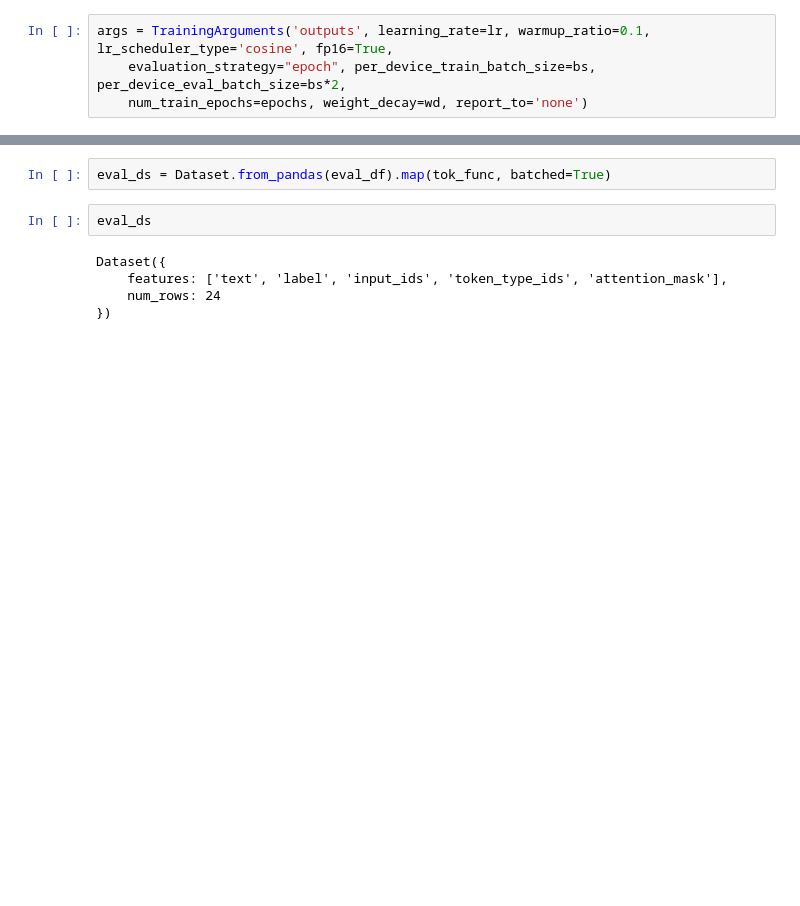
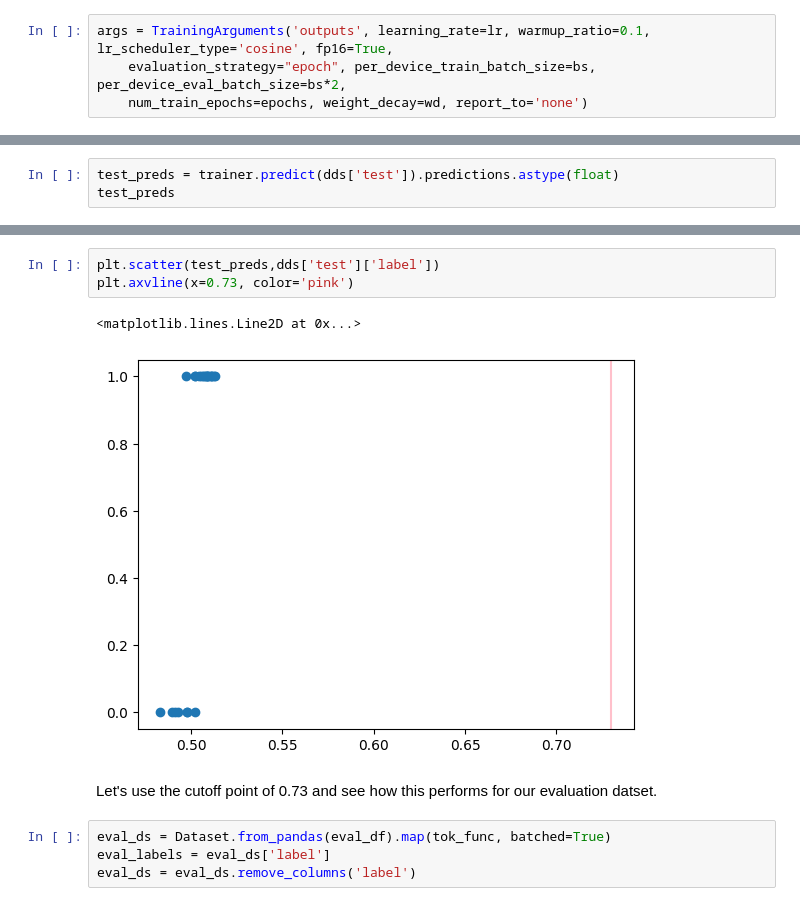
Before and after one commit to quaneh/portfolio, a Jupyter notebook: speech-identification.ipynb, the cells around one changed output, grey strips where cells are left out. Saved outputs shown, nothing was run; the diff lists cells and outputs as text; blank space fills up the shorter version.

```diff
--- a/speech-identification.ipynb
+++ b/speech-identification.ipynb
@@ -242,0 +252,3 @@ trainer.train();
+# %%
+test_preds = trainer.predict(dds['test']).predictions.astype(float)
+test_preds
@@ -243,12 +264,15 @@ trainer.train();
+# %%
+plt.scatter(test_preds,dds['test']['label'])
+plt.axvline(x=0.73, color='pink')
+# %% [output]
+<matplotlib.lines.Line2D at 0x...>
+[figure, added]
+# %% [markdown]
+Let's use the cutoff point of 0.73 and see how this performs for our evaluation datset.
 # %%
 eval_ds = Dataset.from_pandas(eval_df).map(tok_func, batched=True)
+eval_labels = eval_ds['label']
+eval_ds = eval_ds.remove_columns('label')
-# %%
-eval_ds
-# %% [output]
-Dataset({
-    features: ['text', 'label', 'input_ids', 'token_type_ids', 'attention_mask'],
-    num_rows: 24
-})
 # %%
 preds = trainer.predict(eval_ds).predictions.astype(float)
 preds
```
Also changed, not shown: parts of 65 cells of this notebook.
